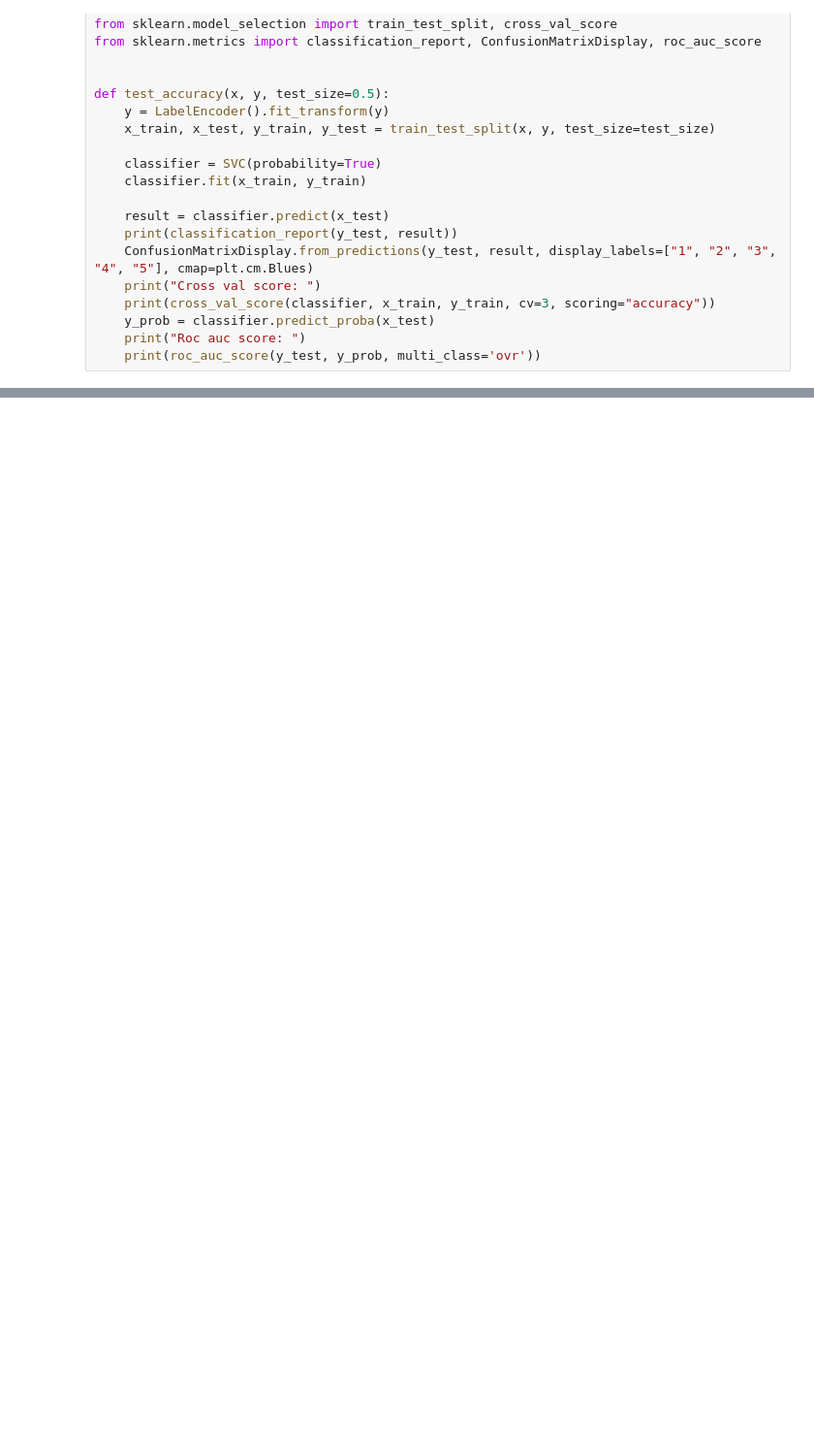
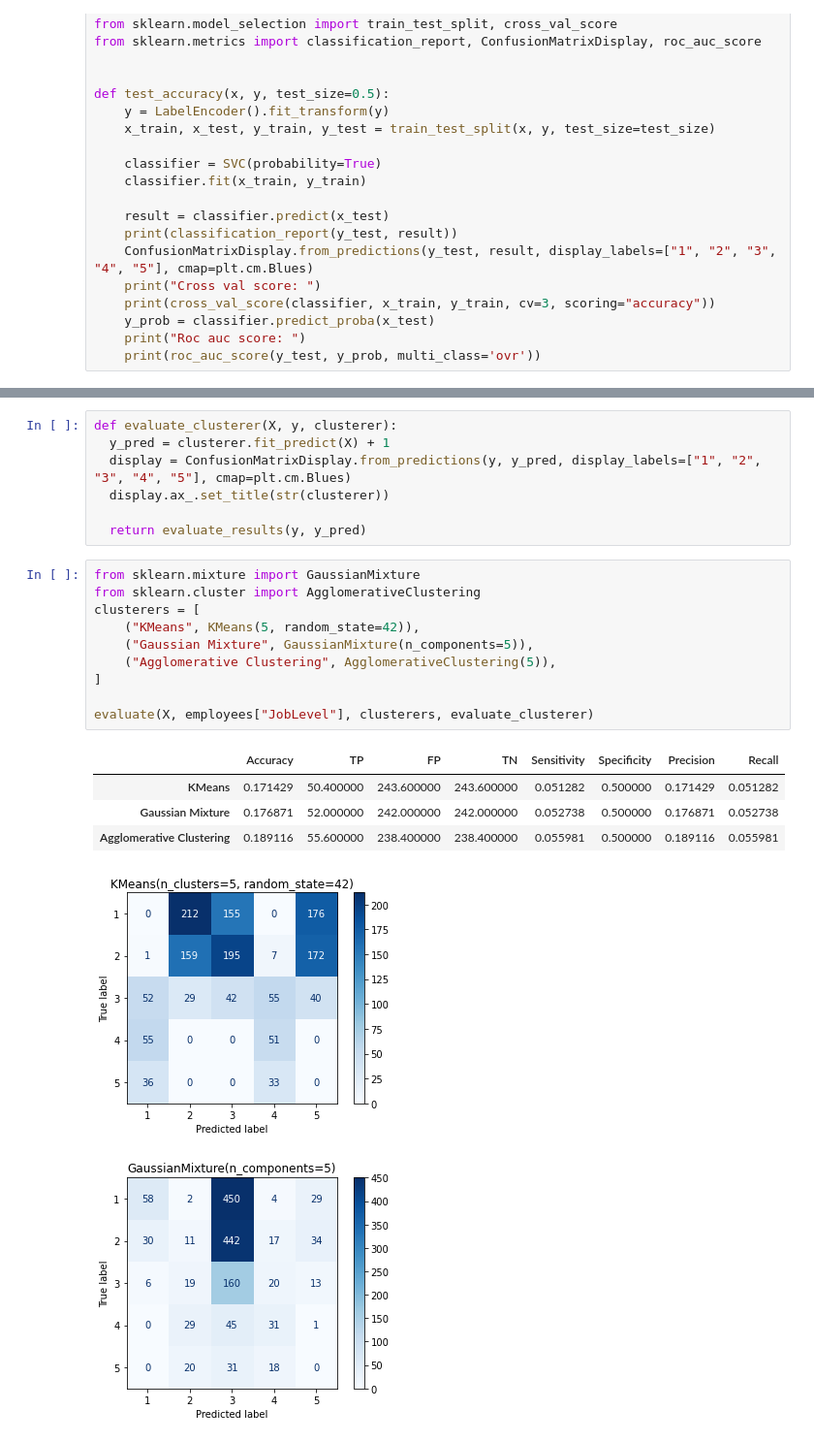
Before and after one commit to Darcinn/F21DL, a Jupyter notebook: Notebooks/Lab 2/Lab-2.ipynb, the cells around one changed output, grey strips where cells are left out. Shown at 97% size. Cells and saved outputs as stored; diff of their text form; blank space fills up the shorter version.

```diff
--- a/Notebooks/Lab 2/Lab-2.ipynb
+++ b/Notebooks/Lab 2/Lab-2.ipynb
@@ -448,0 +565,24 @@ df.style.highlight_max(props='font-weight: bold', axis = 0)
+# %%
+def evaluate_clusterer(X, y, clusterer):
+  y_pred = clusterer.fit_predict(X) + 1
+  display = ConfusionMatrixDisplay.from_predictions(y, y_pred, display_labels=["1", "2", "3", "4", "5"], cmap=plt.cm.Blues)
+  display.ax_.set_title(str(clusterer))
+
+  return evaluate_results(y, y_pred)
+# %%
+from sklearn.mixture import GaussianMixture
+from sklearn.cluster import AgglomerativeClustering
+clusterers = [
+    ("KMeans", KMeans(5, random_state=42)),
+    ("Gaussian Mixture", GaussianMixture(n_components=5)),
+    ("Agglomerative Clustering", AgglomerativeClustering(5)),
+]
+
+evaluate(X, employees["JobLevel"], clusterers, evaluate_clusterer)
+# %% [output]
+|  | Accuracy | TP | FP | TN | Sensitivity | Specificity | Precision | Recall |
+| KMeans | 0.171429 | 50.400000 | 243.600000 | 243.600000 | 0.051282 | 0.500000 | 0.171429 | 0.051282 |
+| Gaussian Mixture | 0.176871 | 52.000000 | 242.000000 | 242.000000 | 0.052738 | 0.500000 | 0.176871 | 0.052738 |
+| Agglomerative Clustering | 0.189116 | 55.600000 | 238.400000 | 238.400000 | 0.055981 | 0.500000 | 0.189116 | 0.055981 |
+[figure, added]
+[figure, added]
```
Also changed, not shown: parts of 17 cells of this notebook.
